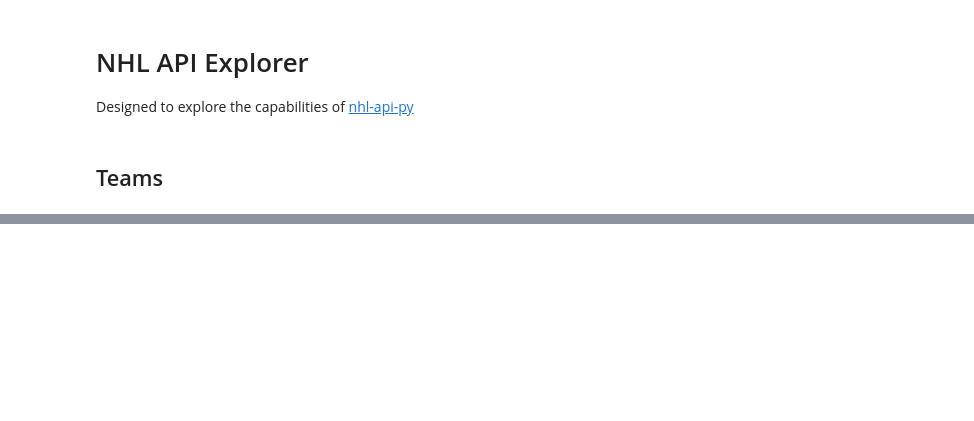
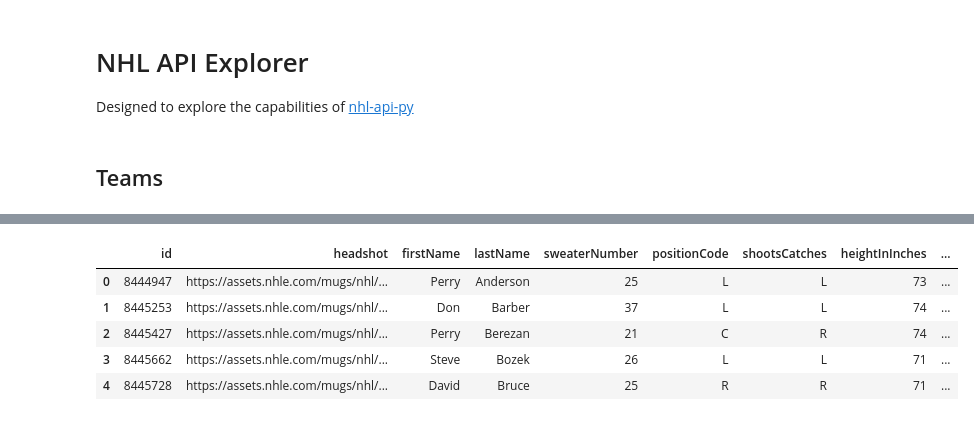
Before and after one commit to sports-so-hard/nhl-api-explorer, a Jupyter notebook: nhl-api.ipynb, the cells around one changed output, grey strips where cells are left out. Saved outputs shown, nothing was run; the diff lists cells and outputs as text; code cells hidden in the pictures; blank space fills up the shorter version.

```diff
--- a/nhl-api.ipynb
+++ b/nhl-api.ipynb
@@ -41,3 +41,25 @@ teams_df
 | NSH | Western | Central | Nashville Predators | Predators | https://assets.nhle.com/logos/nhl... | 34 | W | C |
 | CHI | Western | Central | Chicago Blackhawks | Blackhawks | https://assets.nhle.com/logos/nhl... | 11 | W | C |
 | SJS | Western | Pacific | San Jose Sharks | Sharks | https://assets.nhle.com/logos/nhl... | 29 | W | P |
+# %%
+def roster_as_df(roster_json: dict) -> pd.DataFrame:
+    """Clean up the roster JSON and return it as a DataFrame."""
+    players = []
+    for key in ("forwards", "defensemen", "goalies"):
+        players.extend(roster_json.get(key, []))
+    result_df = pd.DataFrame(players)
+    result_df['birthStateProvince'] = result_df['birthStateProvince'].fillna('')
+    for col in ("firstName", "lastName", "birthCity", "birthStateProvince"):  # only have a province for USA and CAN
+        result_df[col] = result_df[col].map(
+            lambda v: v.get('default') if isinstance(v, dict) and 'default' in v else v)
+    return result_df
+# %%
+sharks_1991_df = roster_as_df(client.teams.team_roster("SJS", "19911992"))
+sharks_1991_df.head()
+# %% [output]
+|  | id | headshot | firstName | lastName | sweaterNumber | positionCode | shootsCatches | heightInInches | ... |
+| 0 | 8444947 | https://assets.nhle.com/mugs/nhl/... | Perry | Anderson | 25 | L | L | 73 | ... |
+| 1 | 8445253 | https://assets.nhle.com/mugs/nhl/... | Don | Barber | 37 | L | L | 74 | ... |
+| 2 | 8445427 | https://assets.nhle.com/mugs/nhl/... | Perry | Berezan | 21 | C | R | 74 | ... |
+| 3 | 8445662 | https://assets.nhle.com/mugs/nhl/... | Steve | Bozek | 26 | L | L | 71 | ... |
+| 4 | 8445728 | https://assets.nhle.com/mugs/nhl/... | David | Bruce | 25 | R | R | 71 | ... |
```
Also changed, not shown: parts of 13 cells of this notebook.
